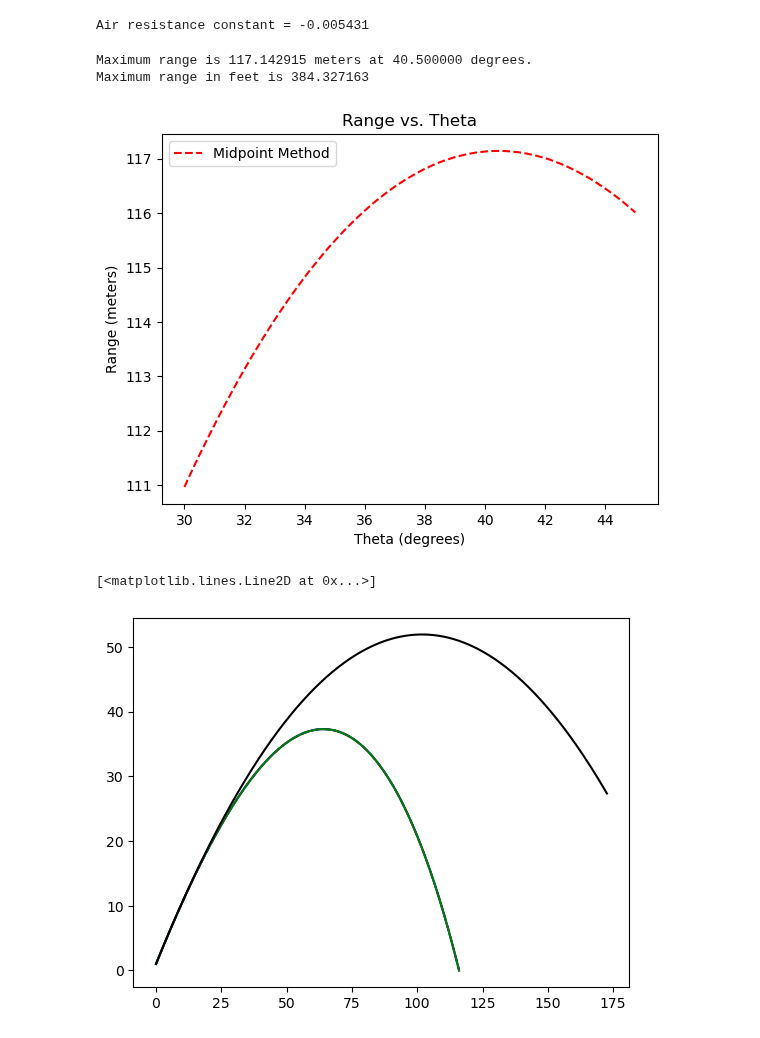
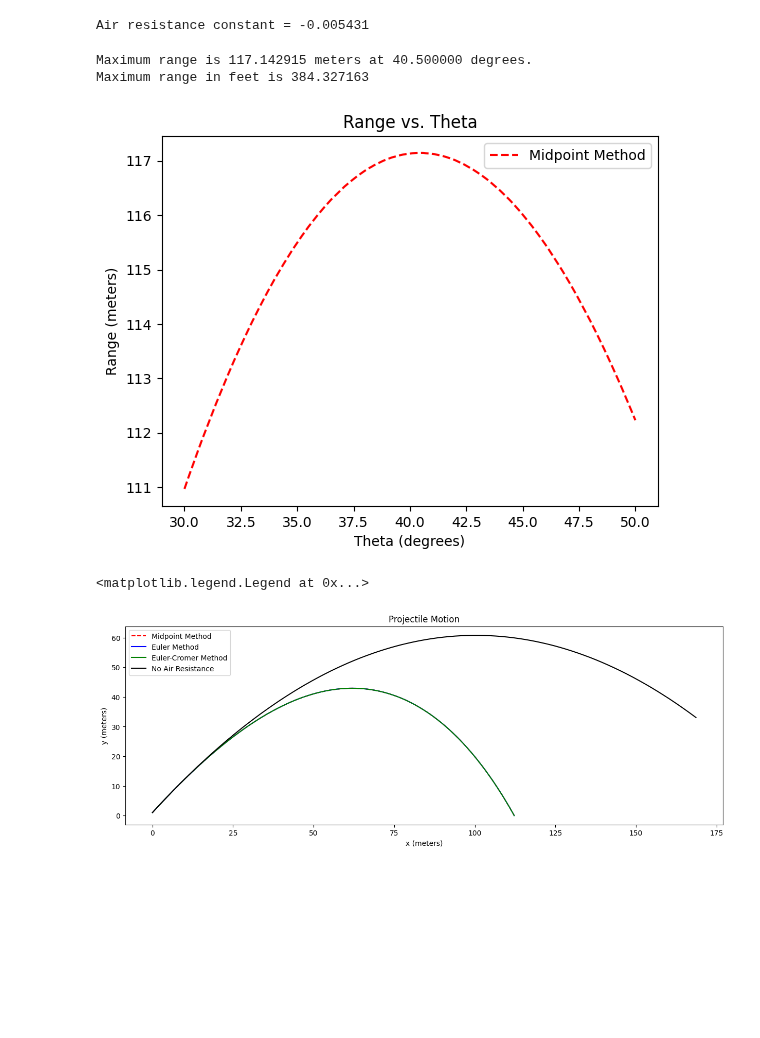
Before and after one commit to brash99/phys441, a Jupyter notebook: JupyterNotebooks/Assignment_Solutions/Assignment3/graph_projectile_baseball.ipynb, the cells around one changed output. Saved outputs shown, nothing was run; the diff lists cells and outputs as text; code cells hidden in the pictures; blank space fills up the shorter version.

```diff
--- a/JupyterNotebooks/Assignment_Solutions/Assignment3/graph_projectile_baseball.ipynb
+++ b/JupyterNotebooks/Assignment_Solutions/Assignment3/graph_projectile_baseball.ipynb
@@ -41,12 +41,16 @@ As before, we will always need to know a set of initial conditions:  the initial
 # %%
 # Initial Conditions
 speed = 100.0*0.44704 # initial speed in m/s
-theta_array = np.linspace(30.0,45.0,101)
+theta_array = np.linspace(30.0,50.0,201)
 y1 = 1.0
 
 
 # Other constants - baseball
-Cd = 0.30 # drag coefficient
+Cd = 0.30 # drag coefficient ... 0.30 for a baseball.  This value is taken from the following website:
+# http://www.livescience.com/21109-baseball-physics.html
+
+# The rules of baseball state that the ball must have a mass between 5 and 5.25 ounces, or 0.142 and 0.149 kg.  The diameter of the ball must be between 2.86 and 2.94 inches, or 0.073 and 0.075 meters.  We will use the average of these values.
+
 diameter = (.073+.075)/2.0 # diameter of projectile in meters
 area = np.pi*(diameter/2.0)**2 # cross sectional area of projectile
 grav = 9.81 # gravitational acceleration
@@ -221,12 +225,17 @@ print("Maximum range in feet is %f" % (prange[idx]*3.28084))
 # %% [output]
 Maximum range is 117.142915 meters at 40.500000 degrees.
 Maximum range in feet is 384.327163
-[figure, old version]
+[figure, new version]
 # %%
+fig = plt.figure(figsize=(15,5))
 plt.plot(xplot,yplot,'r--',label='Midpoint Method')
 plt.plot(xplote,yplote,'b-',label='Euler Method')
 plt.plot(xplotec,yplotec,'g-',label='Euler-Cromer Method')
 plt.plot(xNoAir,yNoAir,'k-',label='No Air Resistance')
+plt.xlabel('x (meters)')
+plt.ylabel('y (meters)')
+plt.title('Projectile Motion')
+plt.legend()
 # %% [output]
-[<matplotlib.lines.Line2D at 0x...>]
+<matplotlib.legend.Legend at 0x...>
-[figure, old version]
+[figure, new version]
```
Also changed, not shown: 1 other file.
